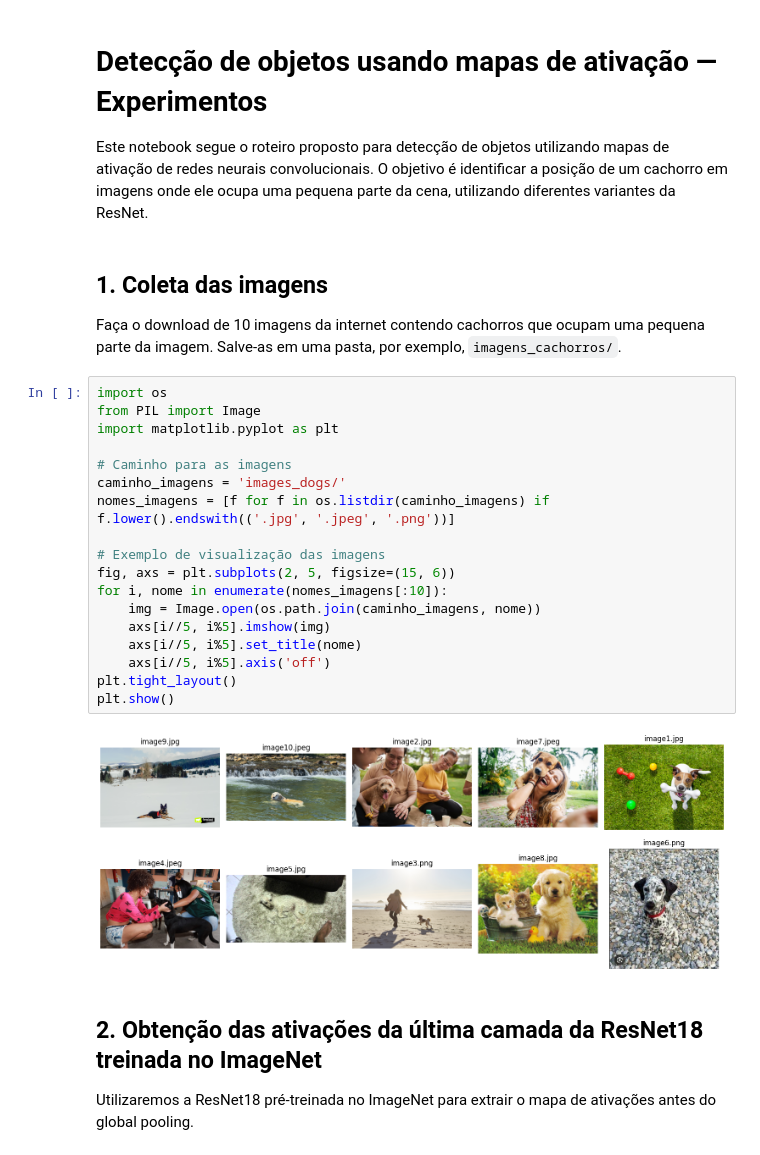
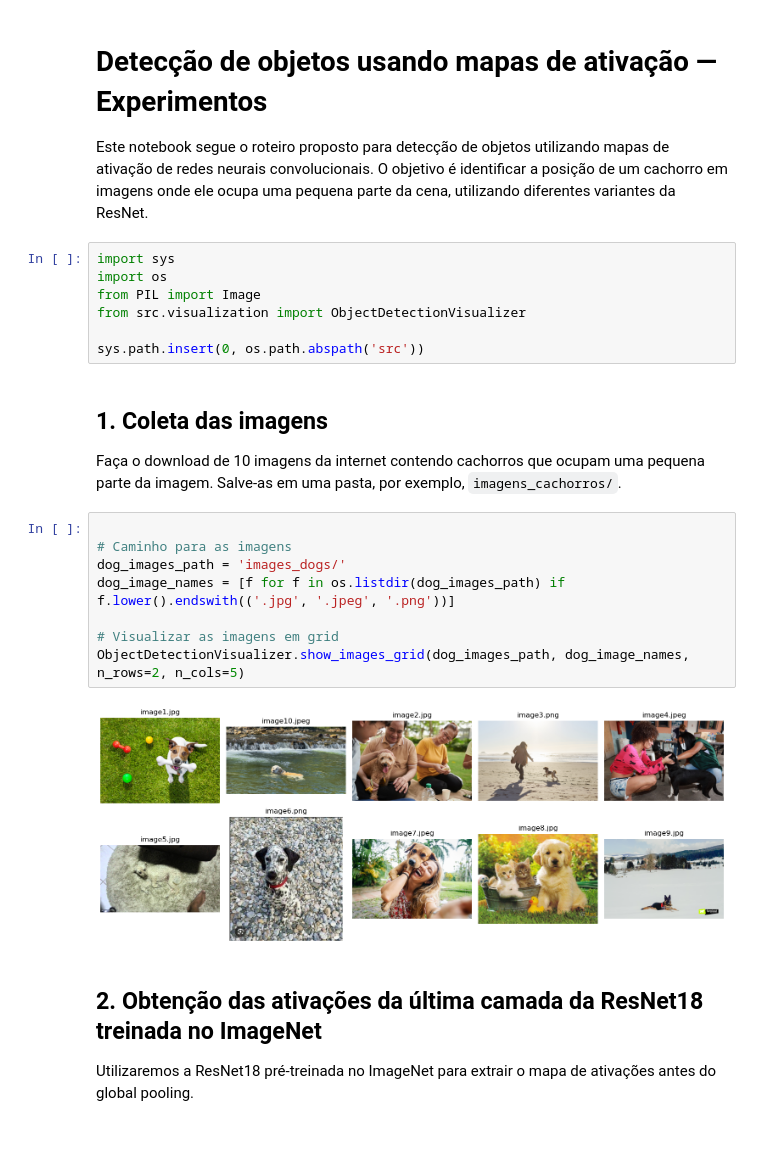
Before and after one commit to galvaowesley/computer-vision-projects, a Jupyter notebook: 01_object_detection_from_activation_map/Tema 2 - Detecção de objetos usando mapas de ativação - Experimentos.ipynb, the cells around one changed output. Saved outputs shown, nothing was run; the diff lists cells and outputs as text.

```diff
--- a/01_object_detection_from_activation_map/Tema 2 - Detecção de objetos usando mapas de ativação - Experimentos.ipynb
+++ b/01_object_detection_from_activation_map/Tema 2 - Detecção de objetos usando mapas de ativação - Experimentos.ipynb
@@ -2,30 +2,27 @@
 # Detecção de objetos usando mapas de ativação — Experimentos
 
 Este notebook segue o roteiro proposto para detecção de objetos utilizando mapas de ativação de redes neurais convolucionais. O objetivo é identificar a posição de um cachorro em imagens onde ele ocupa uma pequena parte da cena, utilizando diferentes variantes da ResNet.
+# %%
+import sys
+import os
+from PIL import Image
+from src.visualization import ObjectDetectionVisualizer
+
+sys.path.insert(0, os.path.abspath('src'))
 # %% [markdown]
 ## 1. Coleta das imagens
 
 Faça o download de 10 imagens da internet contendo cachorros que ocupam uma pequena parte da imagem. Salve-as em uma pasta, por exemplo, `imagens_cachorros/`.
 # %%
-import os
-from PIL import Image
-import matplotlib.pyplot as plt
 
 # Caminho para as imagens
-caminho_imagens = 'images_dogs/'
-nomes_imagens = [f for f in os.listdir(caminho_imagens) if f.lower().endswith(('.jpg', '.jpeg', '.png'))]
+dog_images_path = 'images_dogs/'
+dog_image_names = [f for f in os.listdir(dog_images_path) if f.lower().endswith(('.jpg', '.jpeg', '.png'))]
 
-# Exemplo de visualização das imagens
-fig, axs = plt.subplots(2, 5, figsize=(15, 6))
-for i, nome in enumerate(nomes_imagens[:10]):
-    img = Image.open(os.path.join(caminho_imagens, nome))
-    axs[i//5, i%5].imshow(img)
-    axs[i//5, i%5].set_title(nome)
-    axs[i//5, i%5].axis('off')
-plt.tight_layout()
-plt.show()
+# Visualizar as imagens em grid
+ObjectDetectionVisualizer.show_images_grid(dog_images_path, dog_image_names, n_rows=2, n_cols=5)
 # %% [output]
-[figure, old version]
+[figure, new version]
 # %% [markdown]
 ## 2. Obtenção das ativações da última camada da ResNet18 treinada no ImageNet
 
```
Also changed, not shown: parts of 5 cells of this notebook, 7 other files.
